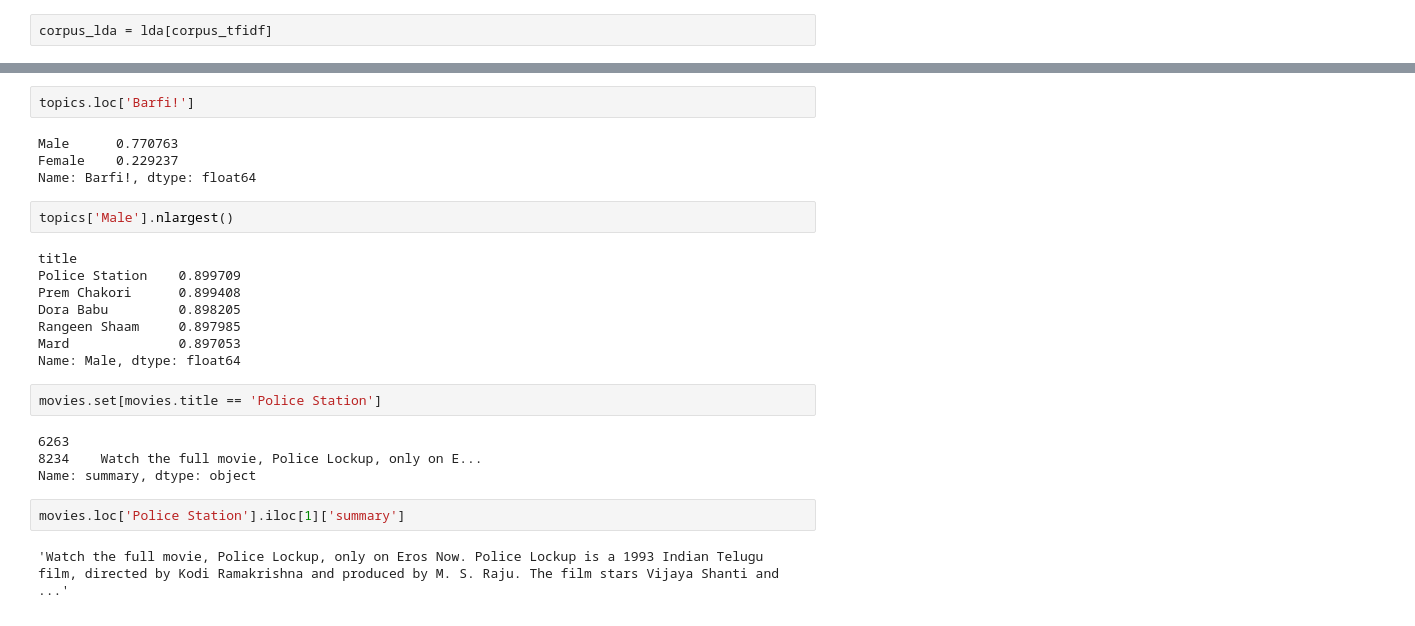
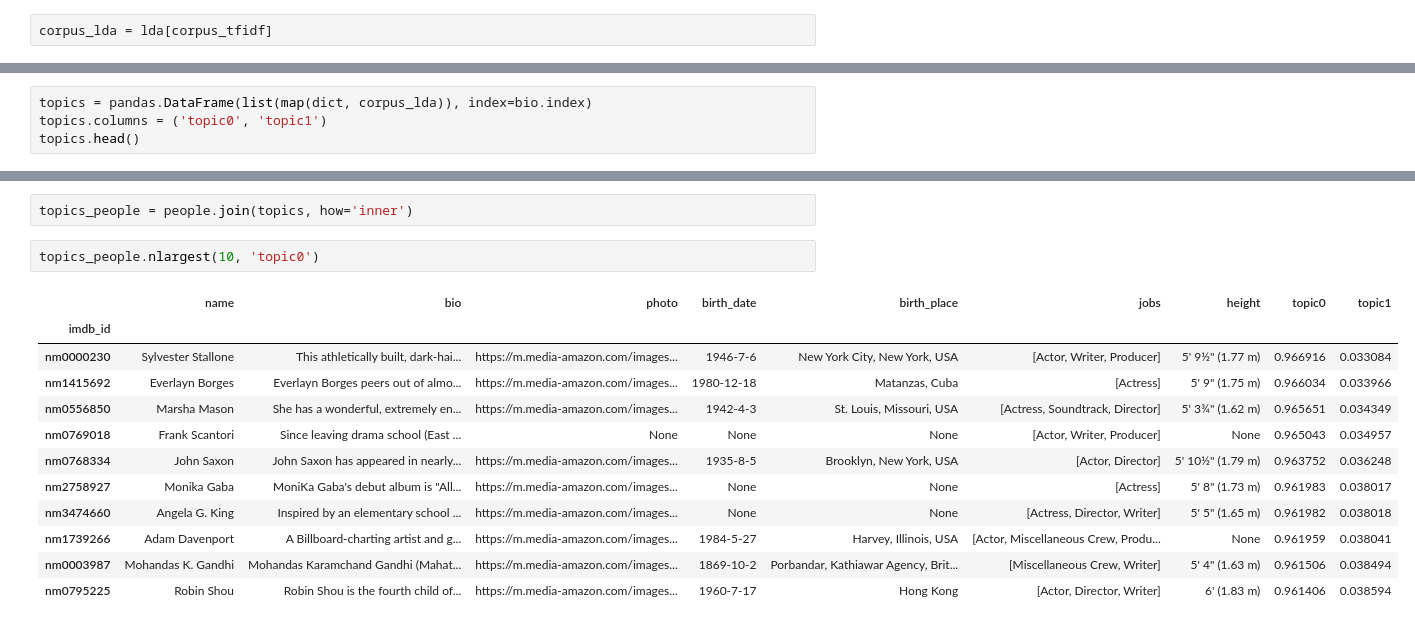
Before and after one commit to IHackPy/bollywood_workshop, a Jupyter notebook: notebooks/99_Appendix.ipynb, the cells around one changed output, grey strips where cells are left out. Cells and saved outputs as stored; diff of their text form.

```diff
--- a/notebooks/99_Appendix.ipynb
+++ b/notebooks/99_Appendix.ipynb
@@ -620,0 +640,4 @@ topics.index = summaries.index
+# %%
+topics = pandas.DataFrame(list(map(dict, corpus_lda)), index=bio.index)
+topics.columns = ('topic0', 'topic1')
+topics.head()
@@ -641,26 +667,17 @@ Name: Female, dtype: float64
-# %%
-topics.loc['Barfi!']
-# %% [output]
-Male      0.770763
-Female    0.229237
-Name: Barfi!, dtype: float64
-# %%
-topics['Male'].nlargest()
-# %% [output]
-title
-Police Station    0.899709
-Prem Chakori      0.899408
-Dora Babu         0.898205
-Rangeen Shaam     0.897985
-Mard              0.897053
-Name: Male, dtype: float64
-# %%
-movies.set[movies.title == 'Police Station']
-# %% [output]
-6263
-8234    Watch the full movie, Police Lockup, only on E...
-Name: summary, dtype: object
-# %%
-movies.loc['Police Station'].iloc[1]['summary']
-# %% [output]
-'Watch the full movie, Police Lockup, only on Eros Now. Police Lockup is a 1993 Indian Telugu film, directed by Kodi Ramakrishna and produced by M. S. Raju. The film stars Vijaya Shanti and ...'
+# %%
+topics_people = people.join(topics, how='inner')
+# %%
+topics_people.nlargest(10, 'topic0')
+# %% [output]
+|  | name | bio | photo | birth_date | birth_place | jobs | height | topic0 | topic1 |
+| imdb_id |  |  |  |  |  |  |  |  |  |
+| nm0000230 | Sylvester Stallone | This athletically built, dark-hai... | https://m.media-amazon.com/images... | 1946-7-6 | New York City, New York, USA | [Actor, Writer, Producer] | 5' 9½" (1.77 m) | 0.966916 | 0.033084 |
+| nm1415692 | Everlayn Borges | Everlayn Borges peers out of almo... | https://m.media-amazon.com/images... | 1980-12-18 | Matanzas, Cuba | [Actress] | 5' 9" (1.75 m) | 0.966034 | 0.033966 |
+| nm0556850 | Marsha Mason | She has a wonderful, extremely en... | https://m.media-amazon.com/images... | 1942-4-3 | St. Louis, Missouri, USA | [Actress, Soundtrack, Director] | 5' 3¾" (1.62 m) | 0.965651 | 0.034349 |
+| nm0769018 | Frank Scantori | Since leaving drama school (East ... | None | None | None | [Actor, Writer, Producer] | None | 0.965043 | 0.034957 |
+| nm0768334 | John Saxon | John Saxon has appeared in nearly... | https://m.media-amazon.com/images... | 1935-8-5 | Brooklyn, New York, USA | [Actor, Director] | 5' 10½" (1.79 m) | 0.963752 | 0.036248 |
+| nm2758927 | Monika Gaba | MoniKa Gaba's debut album is "All... | https://m.media-amazon.com/images... | None | None | [Actress] | 5' 8" (1.73 m) | 0.961983 | 0.038017 |
+| nm3474660 | Angela G. King | Inspired by an elementary school ... | https://m.media-amazon.com/images... | None | None | [Actress, Director, Writer] | 5' 5" (1.65 m) | 0.961982 | 0.038018 |
+| nm1739266 | Adam Davenport | A Billboard-charting artist and g... | https://m.media-amazon.com/images... | 1984-5-27 | Harvey, Illinois, USA | [Actor, Miscellaneous Crew, Produ... | None | 0.961959 | 0.038041 |
+| nm0003987 | Mohandas K. Gandhi | Mohandas Karamchand Gandhi (Mahat... | https://m.media-amazon.com/images... | 1869-10-2 | Porbandar, Kathiawar Agency, Brit... | [Miscellaneous Crew, Writer] | 5' 4" (1.63 m) | 0.961506 | 0.038494 |
+| nm0795225 | Robin Shou | Robin Shou is the fourth child of... | https://m.media-amazon.com/images... | 1960-7-17 | Hong Kong | [Actor, Director, Writer] | 6' (1.83 m) | 0.961406 | 0.038594 |
```
Also changed, not shown: parts of 10 cells of this notebook, 3 other files.
